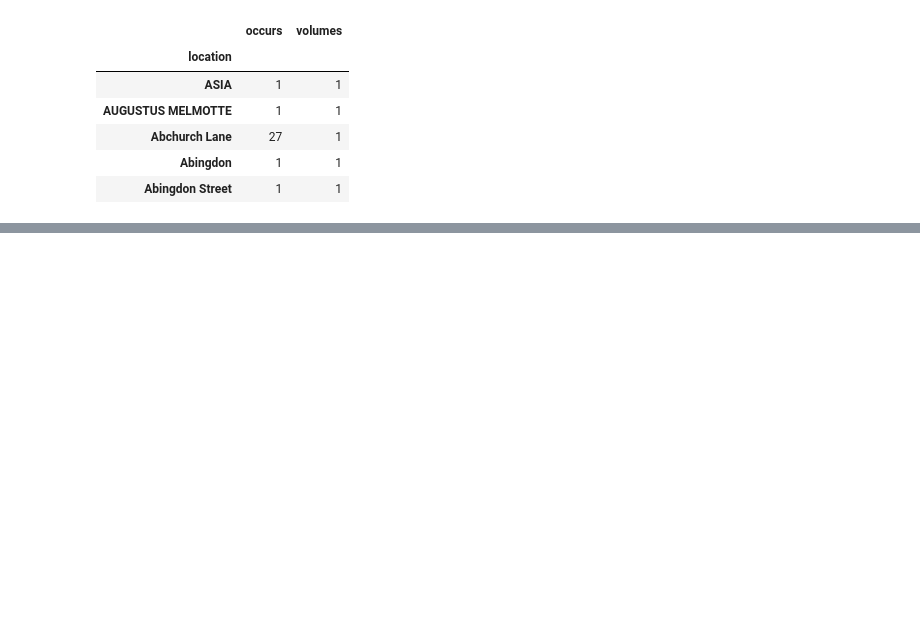
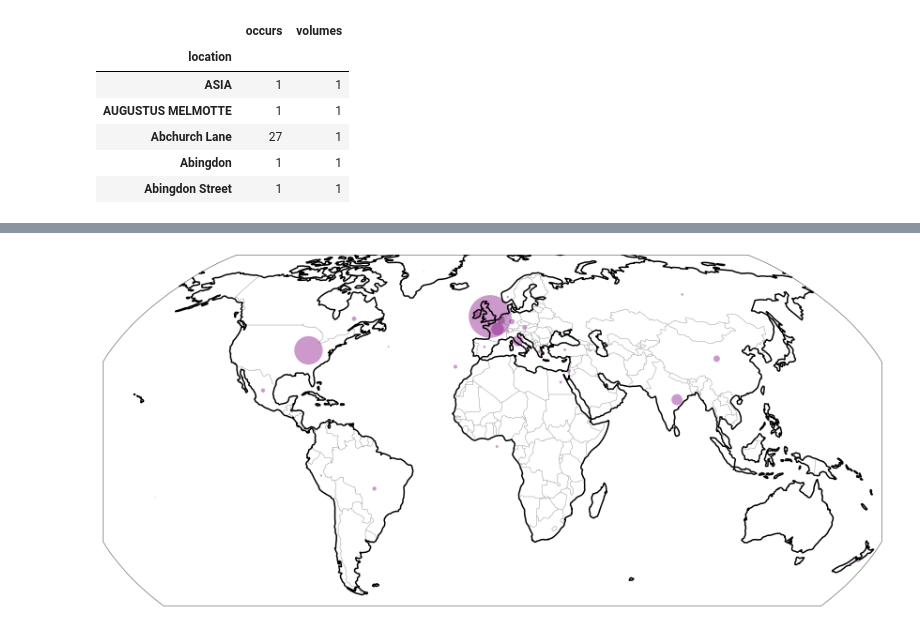
Before and after one commit to wilkens/edinburgh-masterclass, a Jupyter notebook: Notebooks/02 Textual Geography.ipynb, the cells around one changed output, grey strips where cells are left out. Saved outputs shown, nothing was run; the diff lists cells and outputs as text; code cells hidden in the pictures; blank space fills up the shorter version.

```diff
--- a/Notebooks/02 Textual Geography.ipynb
+++ b/Notebooks/02 Textual Geography.ipynb
@@ -350,0 +438,17 @@ def process_id(placeid, api_client):
+# %%
+# Setup
+%matplotlib inline
+
+import matplotlib as mpl
+import matplotlib.pyplot as plt
+import seaborn as sns
+import numpy as np
+import cartopy.crs as ccrs
+import cartopy.feature as cfeature
+from scipy import stats
+import os
+
+sns.set_style("whitegrid")
+sns.set_context("talk")
+
+figDir = '../Results/'
@@ -350,0 +528,16 @@ def process_id(placeid, api_client):
+# %%
+# UK vs US nation-level attention
+brit = geo_all[(geo_all['nation'] == 'B')].groupby('country')
+amer = geo_all[(geo_all['nation'] == 'A')].groupby('country')
+
+brit_tot = [int(i) for i in brit.occurs.sum()]
+brit_lon = [i for i in brit.lon.apply(np.mean)]
+brit_lat = [i for i in brit.lat.apply(np.mean)]
+
+amer_tot = [int(i) for i in amer.occurs.sum()]
+amer_lon = [i for i in amer.lon.apply(np.mean)]
+amer_lat = [i for i in amer.lat.apply(np.mean)]
+# %%
+bubblemap(brit_lat, brit_lon, brit_tot, 'purple', 'map-nations-brit')
+# %% [output]
+[figure, added]
```
Also changed, not shown: parts of 29 cells of this notebook, 8 other files.
